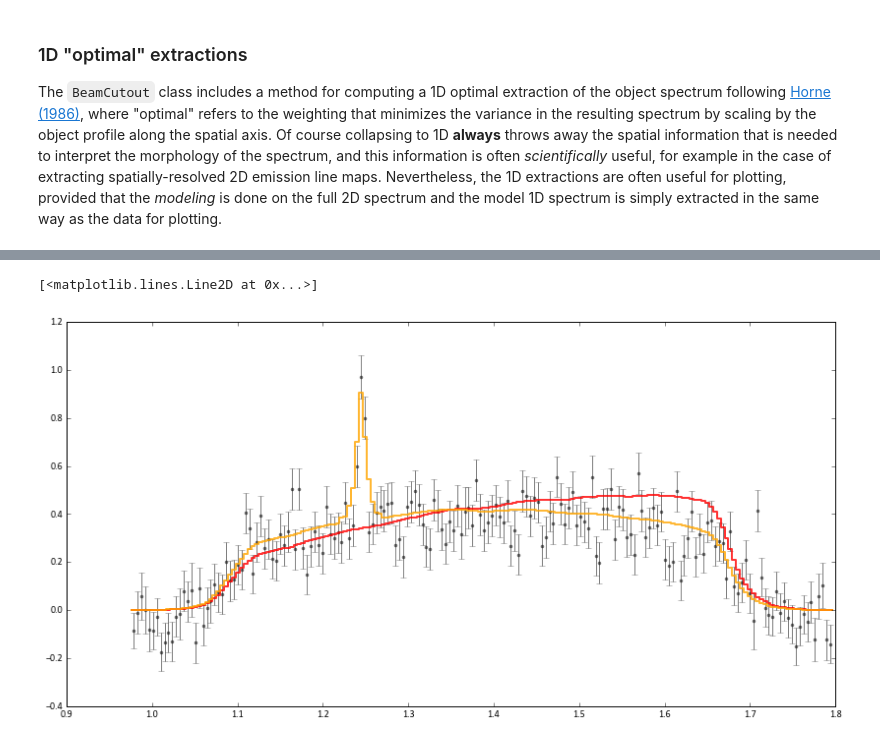
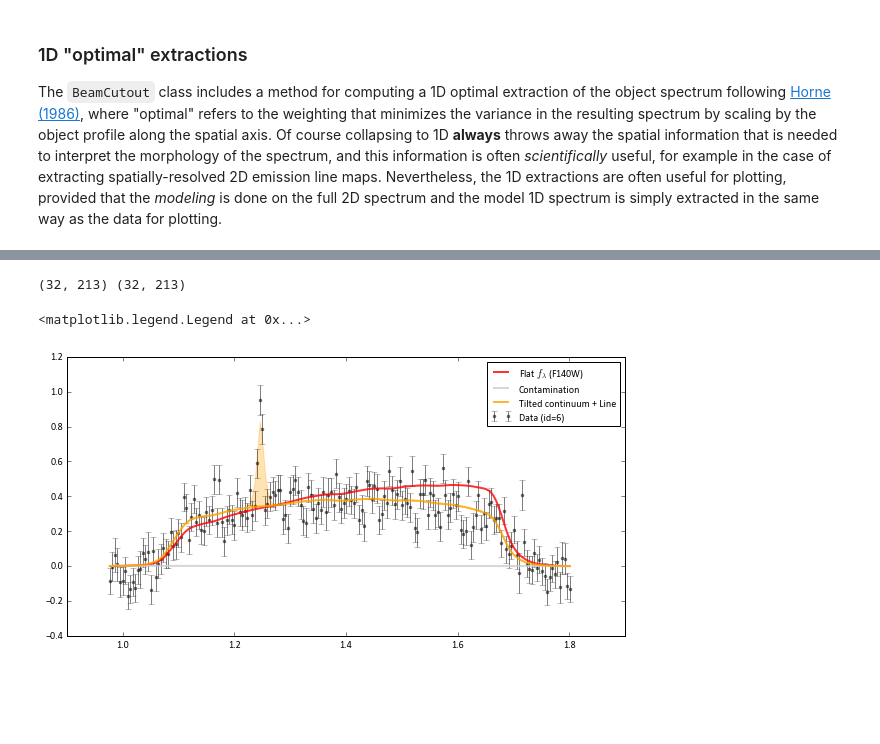
Before and after one commit to gbrammer/grizli, a Jupyter notebook: docs/Grizli Demo.ipynb, the cells around one changed output, grey strips where cells are left out. Saved outputs shown, nothing was run; the diff lists cells and outputs as text; code cells hidden in the pictures; blank space fills up the shorter version.

```diff
--- a/docs/Grizli Demo.ipynb
+++ b/docs/Grizli Demo.ipynb
@@ -23,5 +31,5 @@ The `GrismFLT` object takes as input grism FLT files and optionally direct image
 
 Note that the two FITS files provided here have been astrometrically aligned and background subtracted externally to `grizli` in its current implementation.  These are clearly critical and non-trivial steps of the data preparation process and this functionality will be incorporated into the full `grizli` release shortly.
 # %%
-flt = grizli.model.GrismFLT(flt_file='ibhj34h8q_flt.fits', direct_image='ibhj34h6q_flt.fits',
-                            refimage=None, segimage=None, verbose=True, pad=0)
+flt = grizli.model.GrismFLT(grism_file='ibhj34h8q_flt.fits', direct_file='ibhj34h6q_flt.fits',
+                            pad=200, ref_file=None, ref_ext=0, seg_file=None, shrink_segimage=False)
@@ -279,0 +417,16 @@ z_Halpha ~ 0.897 (external z_spec = 0.895)
+# %%
+#### Demo fitting function.
+## Note that inverse variances are precomputed and stored in BeamCutout.ivar for chisq calculations
+t0 = time.time()
+out = co.simple_line_fit(fwhm=48, grid=[1.12e4, 1.65e4, 1, 10], poly_order=3)
+line_centers, coeffs, chi2, ok_data, best_model, best_model_cont, best_line_center, best_line_flux = out
+t1 = time.time()
+print 'Number of calls: %d, time=%.3f sec' %(len(line_centers), t1-t0)
+
+print 'min(chi_nu) = %.2f, nu~%d' %(chi2.min()/ok_data.sum(), ok_data.sum()) # non-masked pixels
+# found a line!
+print 'z_Halpha ~ %.3f (external z_spec = %.3f)' %(line_centers[np.argmin(chi2)]/6563.-1, 0.895)
+
+# plot chisq as a function of line wavelength
+plt.plot(line_centers, chi2); plt.xlabel('line wavelength'); plt.ylabel(r'$\chi^2$')
+for dchi2 in [1,4,9]: plt.plot(line_centers, chi2*0+chi2.min()+dchi2, color='%s'%(dchi2/12.))
@@ -280,13 +438,25 @@ z_Halpha ~ 0.897 (external z_spec = 0.895)
 # %%
-# plot the better model with the observed data
+#### show best-fit models in 1D
+print best_model.shape, best_model_cont.shape
+
+xspec_line, yspec_line, yerr_line = co.beam.optimal_extract(best_model, bin=0, ivar=co.ivar) # line model
+xspec_cont, yspec_cont, yerr_cont = co.beam.optimal_extract(best_model_cont, bin=0, ivar=co.ivar) # continuum model
+
 plt.errorbar(xspec/1.e4, yspec, yerr, linestyle='None', marker='o', markersize=3, color='black',
-             alpha=0.5, label='Data (id=%d)' %(beam.id))
+             alpha=0.5, label='Data (id=%d)' %(co.beam.id))
 
-plt.plot(xspecm/1.e4, yspecm, color='red', linewidth=2, alpha=0.8, linestyle='steps-mid',
-         label=r'Flat $f_\lambda$ (%s)' %(beam.filter))
+plt.plot(xspecm/1.e4, yspecm, color='red', linewidth=2, alpha=0.8,
+         label=r'Flat $f_\lambda$ (%s)' %(co.direct.filter))
 
-plt.plot(xspecl/1.e4, yspecl, color='orange', linewidth=2, linestyle='steps-mid', alpha=0.8,
-         label='Cont+line (%.3f, %.2e)' %(l0/1.e4, lflux*1.e-17))
+plt.plot(xspecc/1.e4, yspecc, color='0.8', linewidth=2, alpha=0.8,
+         label=r'Contamination')
+
+plt.plot(xspec_cont/1.e4, yspec_cont, color='orange', linewidth=2, alpha=0.8,
+         label=r'Tilted continuum + Line')
+plt.fill_between(xspec_cont/1.e4, yspec_line, yspec_cont, color='orange', alpha=0.3)
+
+plt.legend(loc='upper right', fontsize=10)
 # %% [output]
-[<matplotlib.lines.Line2D at 0x...>]
+(32, 213) (32, 213)
+<matplotlib.legend.Legend at 0x...>
-[figure, old version]
+[figure, new version]
```
Also changed, not shown: parts of 50 cells of this notebook, 4 other files.
